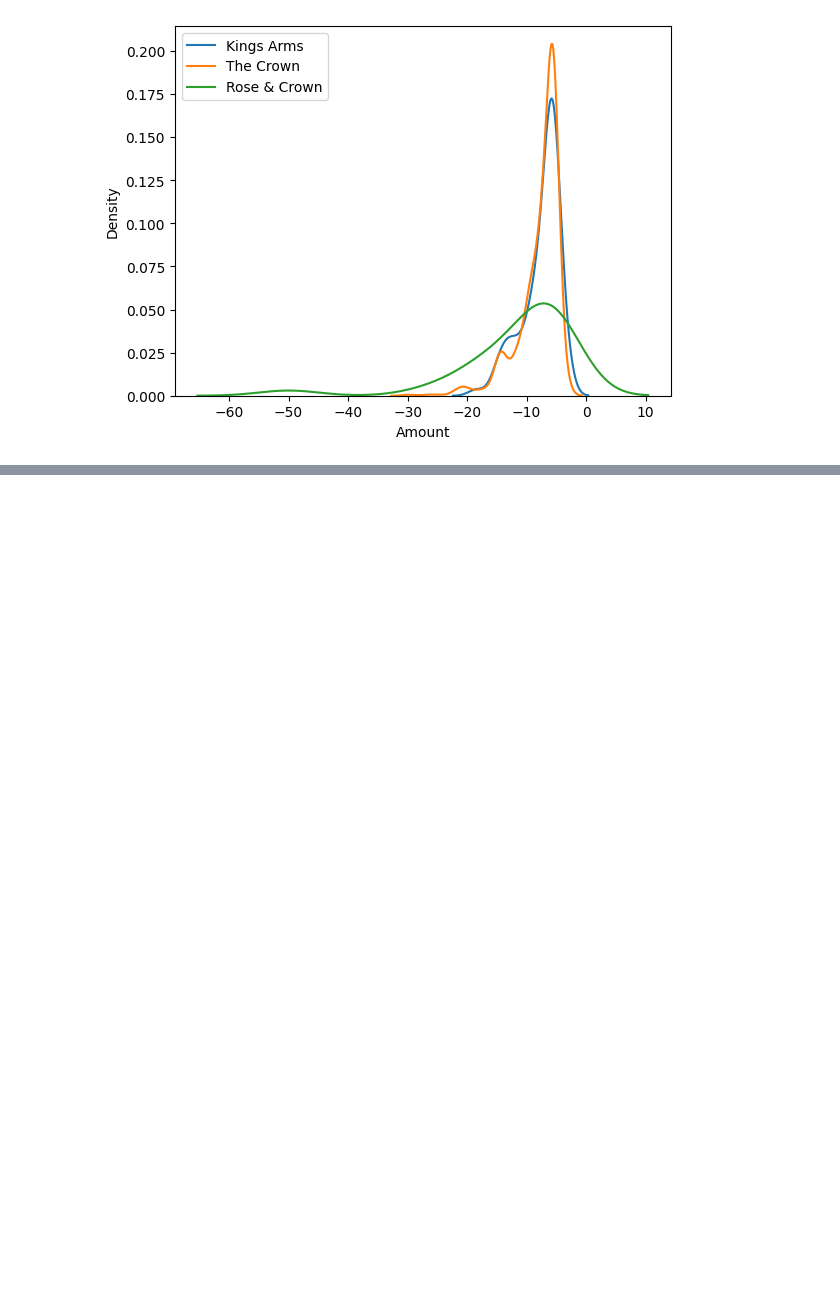
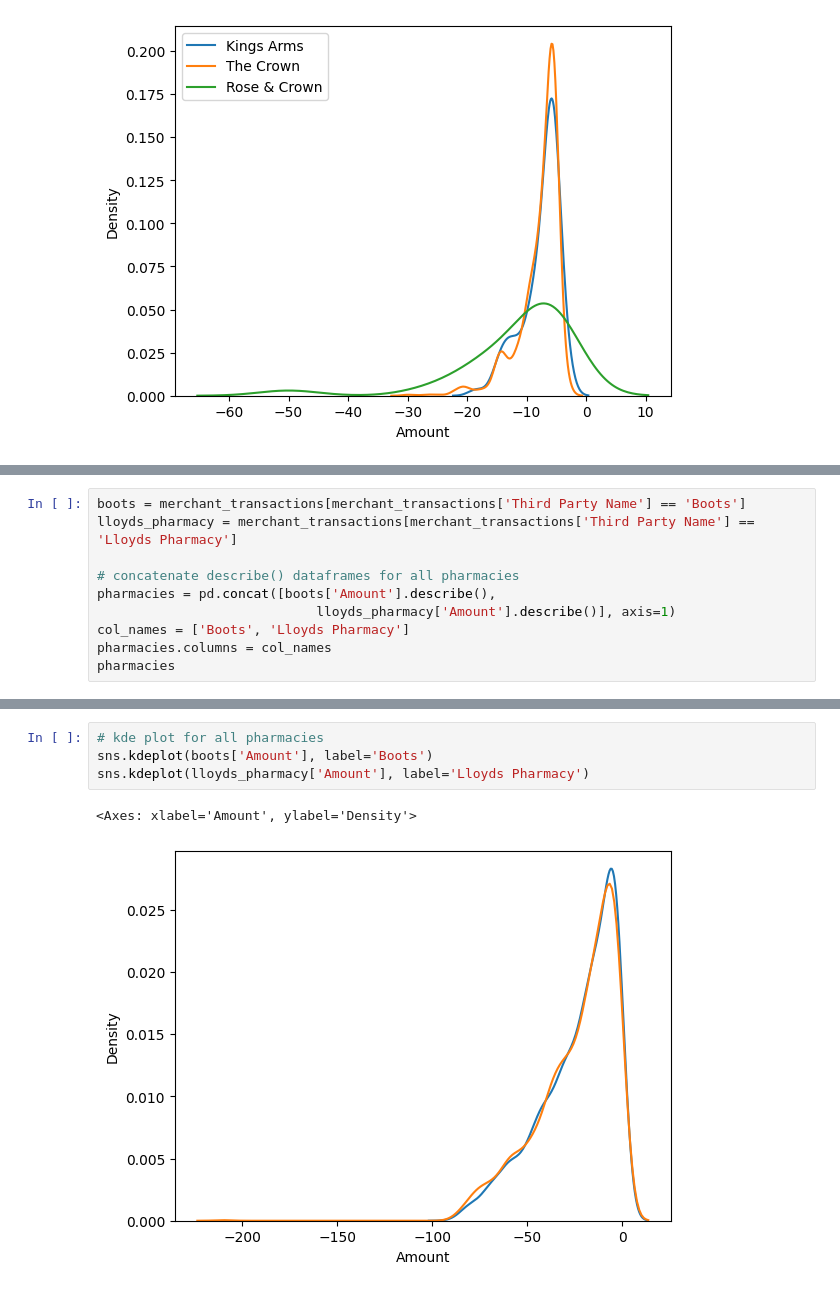
Before and after one commit to UoB-DSMP-2023-24/dsmp-2024-group-38, a Jupyter notebook: Dataset2_DJ_MerchantCategorisationVerification.ipynb, the cells around one changed output, grey strips where cells are left out. Drawn from its saved outputs; the diff is of its cells as text; blank space fills up the shorter version.

```diff
--- a/Dataset2_DJ_MerchantCategorisationVerification.ipynb
+++ b/Dataset2_DJ_MerchantCategorisationVerification.ipynb
@@ -139,0 +215,10 @@ plt.show()
+# %%
+boots = merchant_transactions[merchant_transactions['Third Party Name'] == 'Boots']
+lloyds_pharmacy = merchant_transactions[merchant_transactions['Third Party Name'] == 'Lloyds Pharmacy']
+
+# concatenate describe() dataframes for all pharmacies
+pharmacies = pd.concat([boots['Amount'].describe(),
+                            lloyds_pharmacy['Amount'].describe()], axis=1)
+col_names = ['Boots', 'Lloyds Pharmacy']
+pharmacies.columns = col_names
+pharmacies
@@ -139,0 +235,7 @@ plt.show()
+# %%
+# kde plot for all pharmacies
+sns.kdeplot(boots['Amount'], label='Boots')
+sns.kdeplot(lloyds_pharmacy['Amount'], label='Lloyds Pharmacy')
+# %% [output]
+<Axes: xlabel='Amount', ylabel='Density'>
+[figure, added]
```
Also changed, not shown: parts of 42 cells of this notebook.
